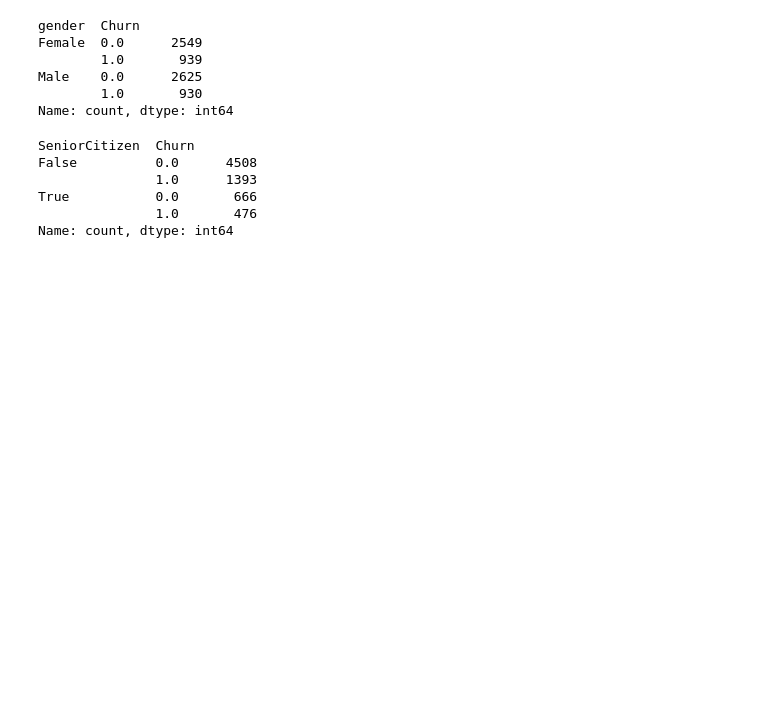
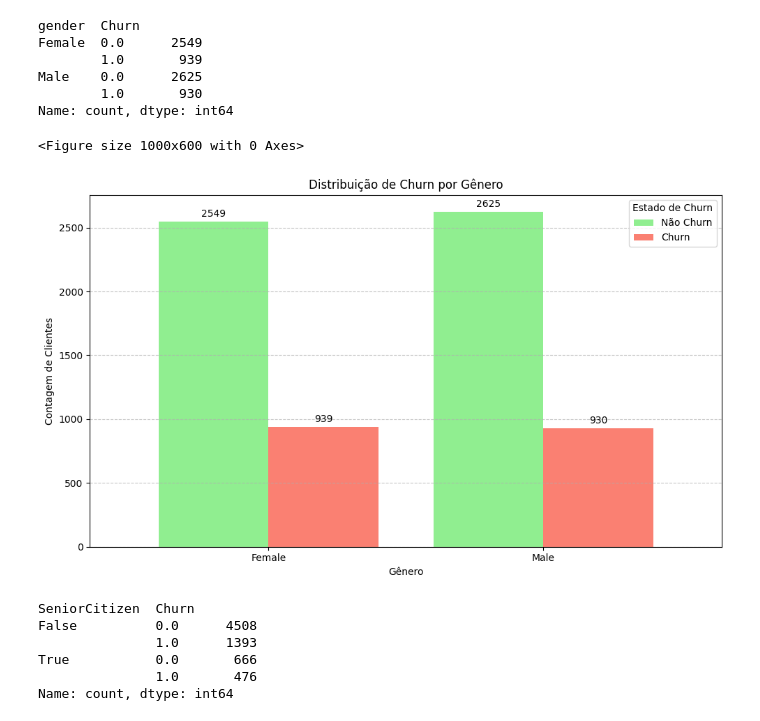
Before and after one commit to JCrpa/curso10_python_data_science_Challenge_TelecomX, a Jupyter notebook: TelecomX_BR.ipynb, the cells around one changed output. Cells and saved outputs as stored; diff of their text form; code cells hidden in the pictures; blank space fills up the shorter version.

```diff
--- a/TelecomX_BR.ipynb
+++ b/TelecomX_BR.ipynb
@@ -306,6 +390,59 @@ Female  0.0      2549
 Male    0.0      2625
         1.0       930
 Name: count, dtype: int64
+# %%
+import matplotlib.pyplot as plt
+import pandas as pd
+import numpy as np # Necessário para np.float64
+
+# 1. Obter a contagem de Churn por gênero (como no seu código da imagem)
+churn_genero = df_telecomX.groupby('gender')['Churn'].value_counts()
+
+# 'churn_genero' é uma Series com MultiIndex. Exemplo de estrutura:
+# gender  Churn
+# Female  0.0      2549
+#         1.0       939
+# Male    0.0      2625
+#         1.0       930
+# Name: Churn, dtype: int64
+
+# 2. Desempilhar (unstack) a Series para ter 'gender' como índice e 'Churn' como colunas
+# Isso é útil para plotar barras agrupadas ou empilhadas
+df_plot = churn_genero.unstack(level='Churn')
+
+# df_plot agora terá uma estrutura como:
+# Churn     0.0   1.0
+# gender
+# Female   2549   939
+# Male     2625   930
+
+# Opcional: Renomear as colunas para algo mais legível no gráfico
+df_plot.columns = ['Não Churn', 'Churn'] # Assumindo 0.0=Não Churn, 1.0=Churn
+
+# 3. Criar o gráfico de barras agrupado
+plt.figure(figsize=(10, 6))
+
+# df_plot.plot(kind='bar') plota automaticamente as colunas como barras agrupadas
+ax = df_plot.plot(kind='bar', figsize=(10, 6), color=['lightgreen', 'salmon'], width=0.8)
+
+# 4. Adicionar rótulos, título e legenda
+plt.title('Distribuição de Churn por Gênero')
+plt.xlabel('Gênero')
+plt.ylabel('Contagem de Clientes')
+plt.xticks(rotation=0) # Garante que os rótulos do eixo X fiquem retos
+plt.legend(title='Estado de Churn', labels=['Não Churn', 'Churn']) # Ajusta a legenda
+
+# 5. Adicionar os valores de contagem no topo das barras
+for container in ax.containers: # Itera sobre os conjuntos de barras (um para Não Churn, outro para Churn)
+    ax.bar_label(container, fmt='%d', label_type='edge', padding=3)
+
+# 6. Melhorar a visualização
+plt.grid(axis='y', linestyle='--', alpha=0.7)
+plt.tight_layout() # Ajusta o layout para evitar sobreposição
+plt.show()
+# %% [output]
+<Figure size 1000x600 with 0 Axes>
+[figure, added]
 # %%
 # Faz a contagem de Churn por senioridade, onde 'True'= 1 e 'False' = 0
 churn_idoso = df_telecomX.groupby('SeniorCitizen')['Churn'].value_counts()
```
Also changed, not shown: parts of 9 cells of this notebook.
